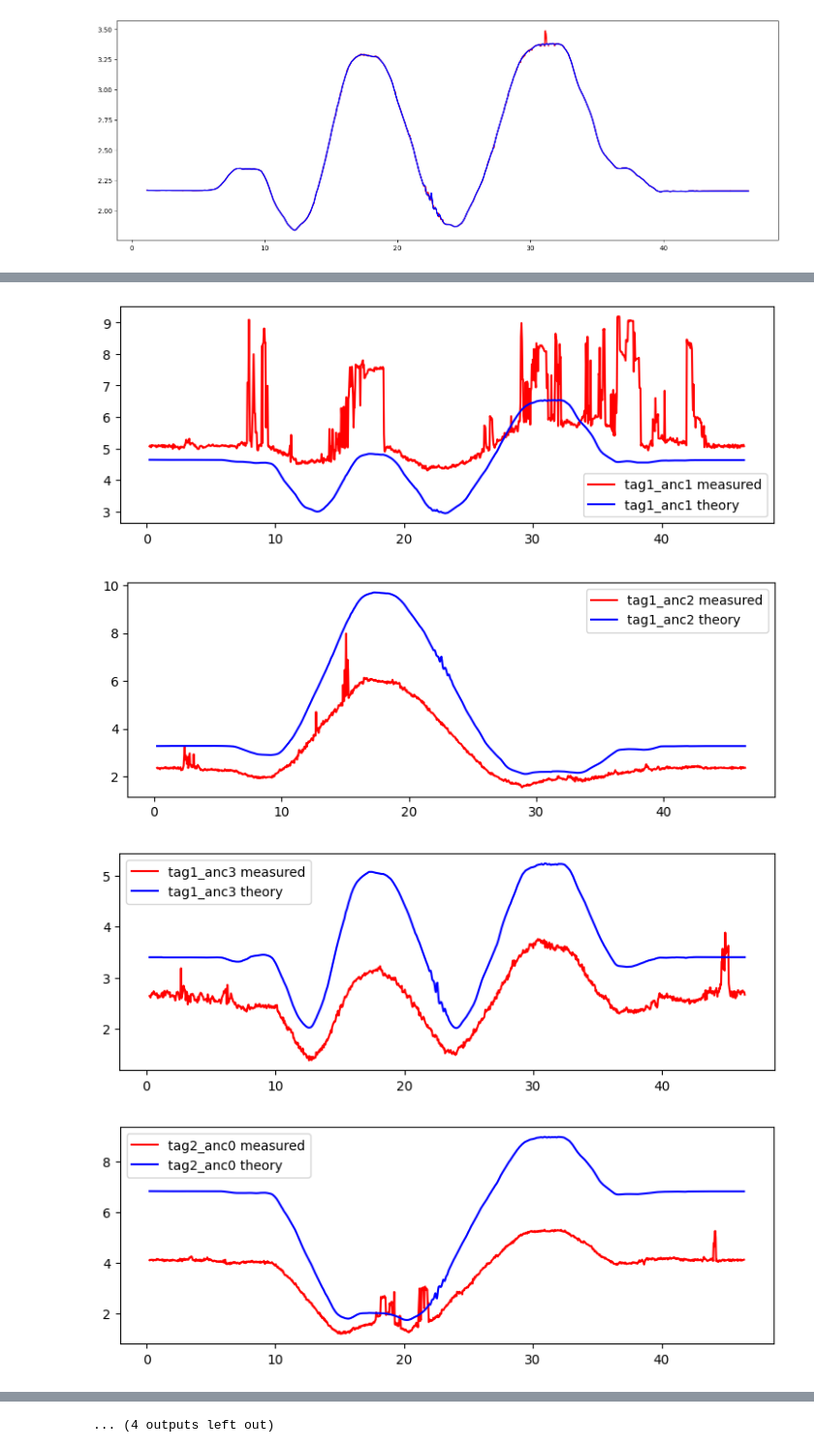
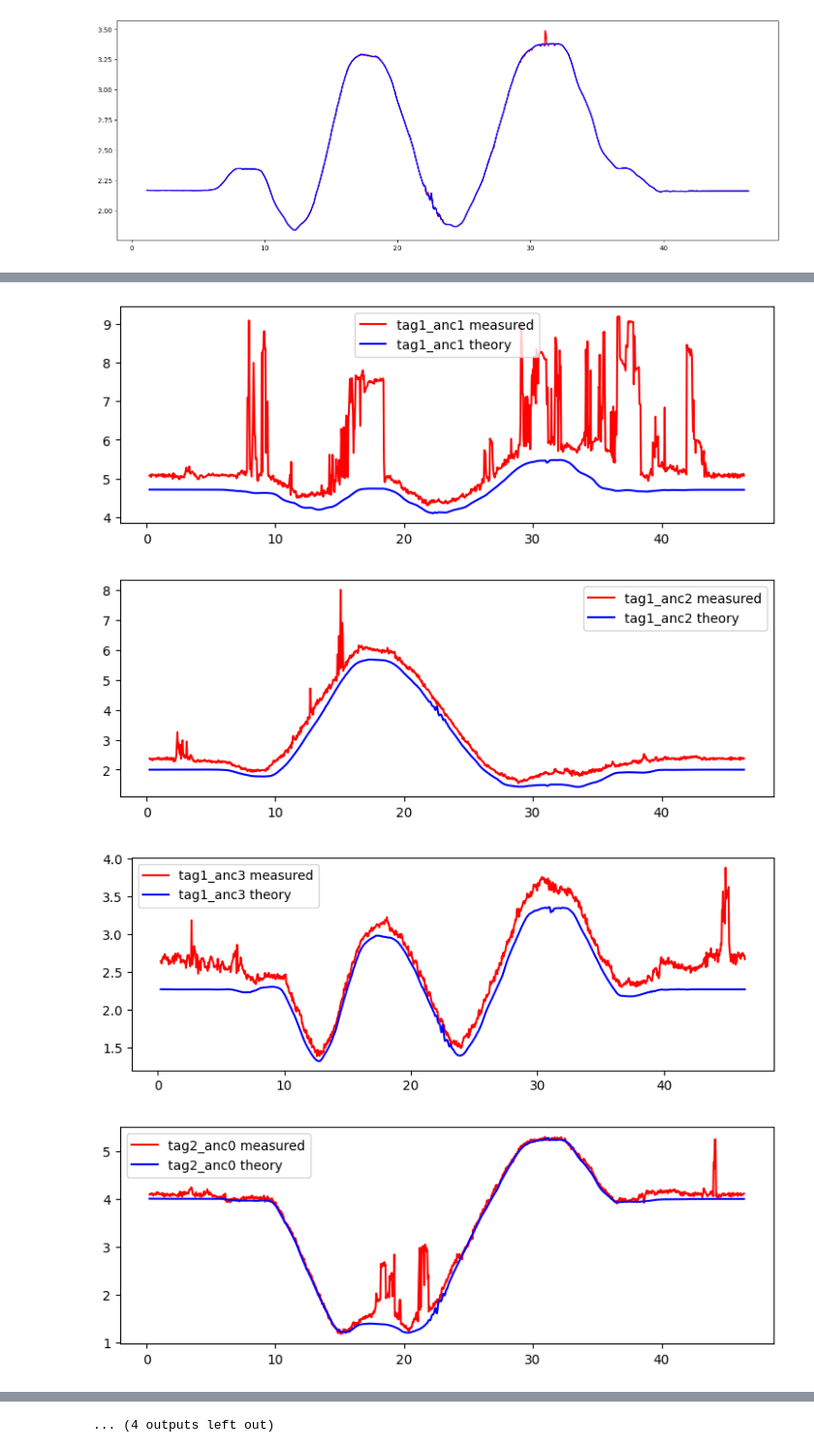
Before and after one commit to brytsknguyen/gptr, a Jupyter notebook: scripts/nl_check.ipynb, the cells around one changed output, grey strips where cells are left out. Shown: that part at 97% size. Cells and saved outputs as stored; diff of their text form; code cells hidden in the pictures.

```diff
--- a/scripts/nl_check.ipynb
+++ b/scripts/nl_check.ipynb
@@ -107,7 +107,7 @@ for idx, _ in enumerate(dis):
     p_W_B = pose[:, [1, 2, 3]].reshape((3, 1))
 
     # Calculate the distance
-    d = np.linalg.norm(p_W_B + R_W_B*p_B_tag - p_W_anc)
+    d = np.linalg.norm(p_W_B + R_W_B@p_B_tag - p_W_anc) + 0.2
     dis_gtr.append((tidx, aidx, ts, d))
 
 dis_gtr = np.array(dis_gtr, dtype=[('tidx', int), ('aidx', int), ('t', float), ('d', float)])
@@ -157,4 +157,4 @@ outbag.close()
-[figure, old version]
+[figure, new version]
-[figure, old version]
+[figure, new version]
-[figure, old version]
+[figure, new version]
-[figure, old version]
+[figure, new version]
```
Also changed, not shown: parts of 1 cell of this notebook, 19 other files.
